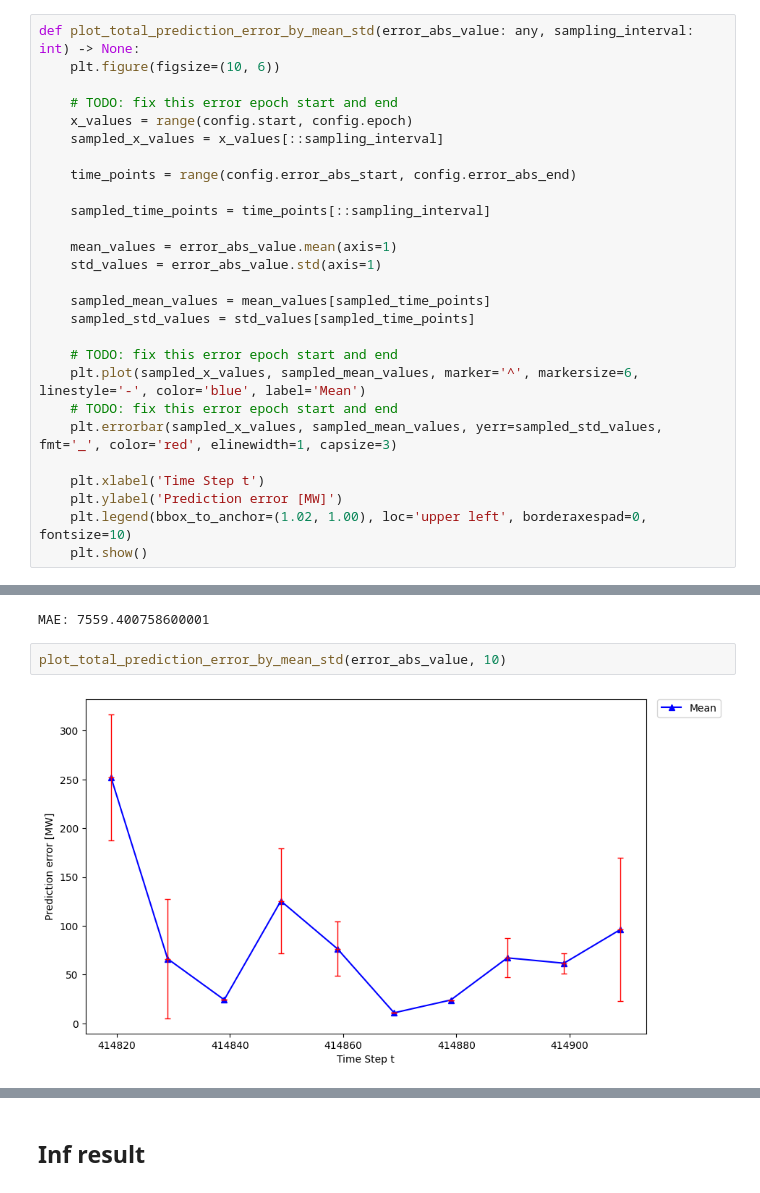
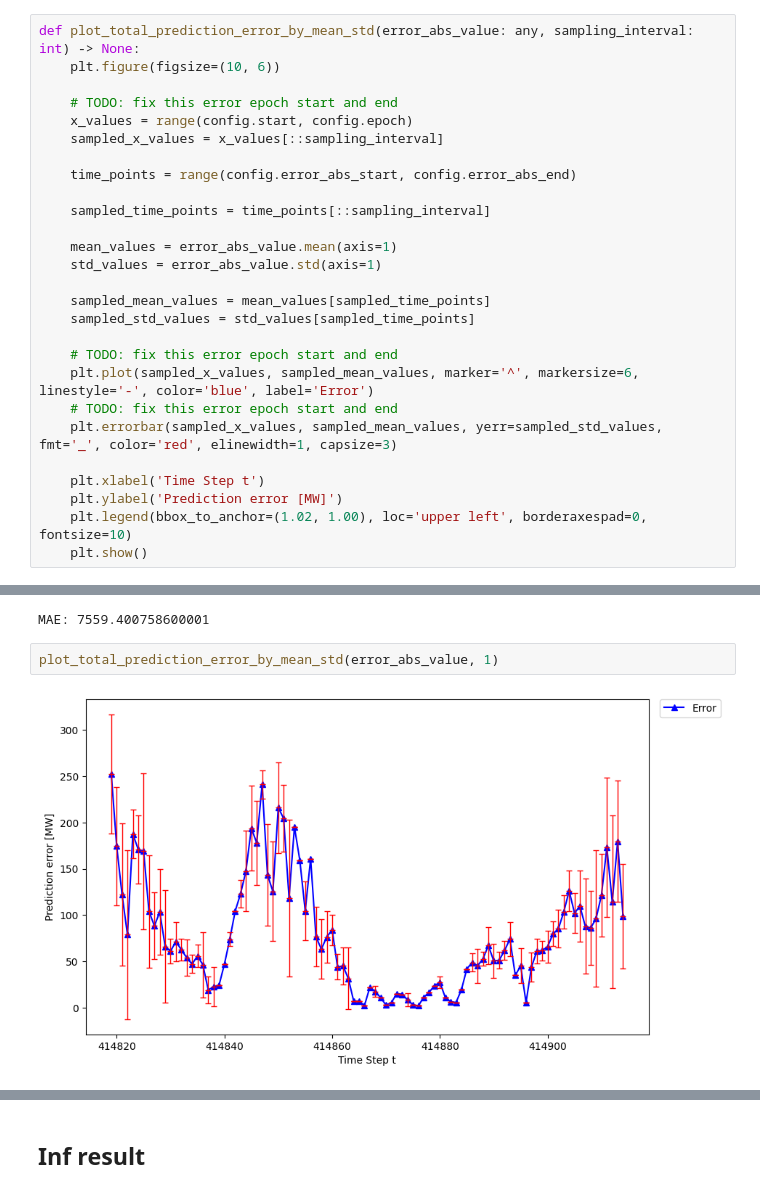
Before and after one commit to tyokyo320/time-series, a Jupyter notebook: utils/predict.ipynb, the cells around one changed output, grey strips where cells are left out. Saved outputs shown, nothing was run; the diff lists cells and outputs as text.

```diff
--- a/utils/predict.ipynb
+++ b/utils/predict.ipynb
@@ -108,7 +106,7 @@ def plot_total_prediction_error_by_mean_std(error_abs_value: any, sampling_inter
     sampled_std_values = std_values[sampled_time_points]
 
     # TODO: fix this error epoch start and end
-    plt.plot(sampled_x_values, sampled_mean_values, marker='^', markersize=6, linestyle='-', color='blue', label='Mean')
+    plt.plot(sampled_x_values, sampled_mean_values, marker='^', markersize=6, linestyle='-', color='blue', label='Error')
     # TODO: fix this error epoch start and end
     plt.errorbar(sampled_x_values, sampled_mean_values, yerr=sampled_std_values, fmt='_', color='red', elinewidth=1, capsize=3)
 
@@ -233,6 +248,6 @@ print("MAE:", mae)
 # %% [output]
 MAE: 7559.400758600001
 # %%
-plot_total_prediction_error_by_mean_std(error_abs_value, 10)
+plot_total_prediction_error_by_mean_std(error_abs_value, 1)
 # %% [output]
-[figure, old version]
+[figure, new version]
```
Also changed, not shown: parts of 15 cells of this notebook, 4 other files.
